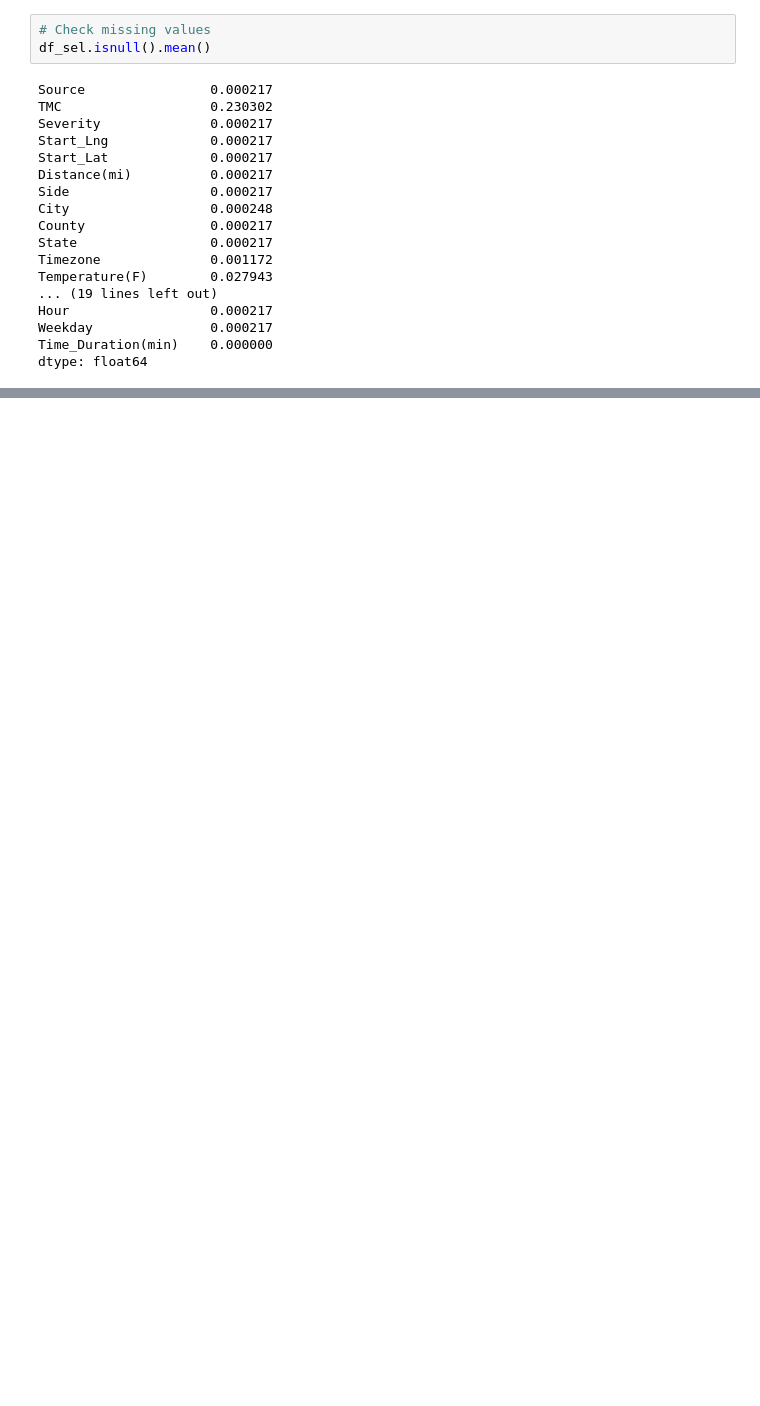
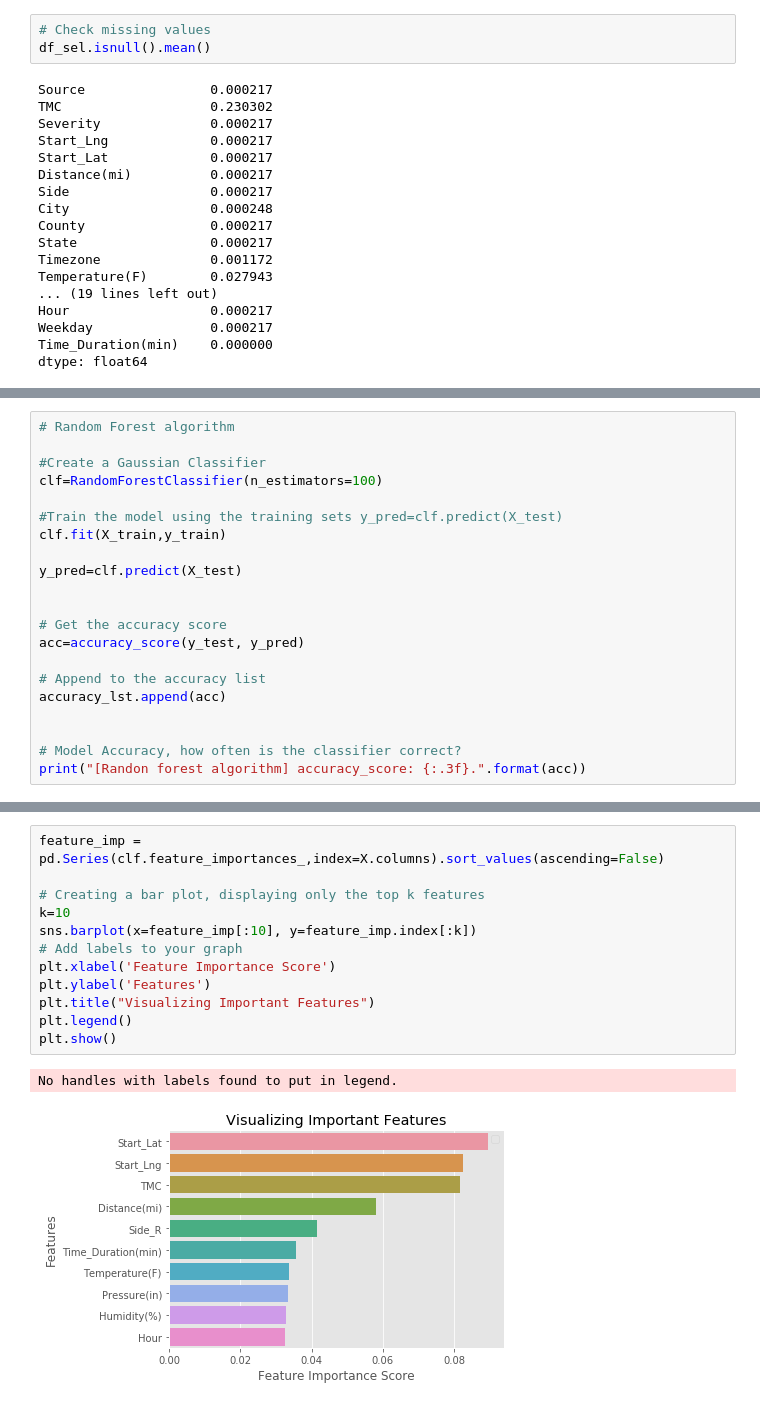
Before and after one commit to RonghuiZhou/us-accidents, a Jupyter notebook: Machine Learning for US Accidents_PA_RZhou.ipynb, the cells around one changed output, grey strips where cells are left out. Cells and saved outputs as stored; diff of their text form; blank space fills up the shorter version.

```diff
--- a/Machine Learning for US Accidents_PA_RZhou.ipynb
+++ b/Machine Learning for US Accidents_PA_RZhou.ipynb
@@ -374,0 +502,21 @@ metrics.accuracy_score: 0.81.
+# %%
+# Random Forest algorithm
+
+#Create a Gaussian Classifier
+clf=RandomForestClassifier(n_estimators=100)
+
+#Train the model using the training sets y_pred=clf.predict(X_test)
+clf.fit(X_train,y_train)
+
+y_pred=clf.predict(X_test)
+
+
+# Get the accuracy score
+acc=accuracy_score(y_test, y_pred)
+
+# Append to the accuracy list
+accuracy_lst.append(acc)
+
+
+# Model Accuracy, how often is the classifier correct?
+print("[Randon forest algorithm] accuracy_score: {:.3f}.".format(acc))
@@ -374,0 +530,15 @@ metrics.accuracy_score: 0.81.
+# %%
+feature_imp = pd.Series(clf.feature_importances_,index=X.columns).sort_values(ascending=False)
+
+# Creating a bar plot, displaying only the top k features
+k=10
+sns.barplot(x=feature_imp[:10], y=feature_imp.index[:k])
+# Add labels to your graph
+plt.xlabel('Feature Importance Score')
+plt.ylabel('Features')
+plt.title("Visualizing Important Features")
+plt.legend()
+plt.show()
+# %% [output]
+No handles with labels found to put in legend.
+[figure, added]
```
Also changed, not shown: parts of 64 cells of this notebook.
